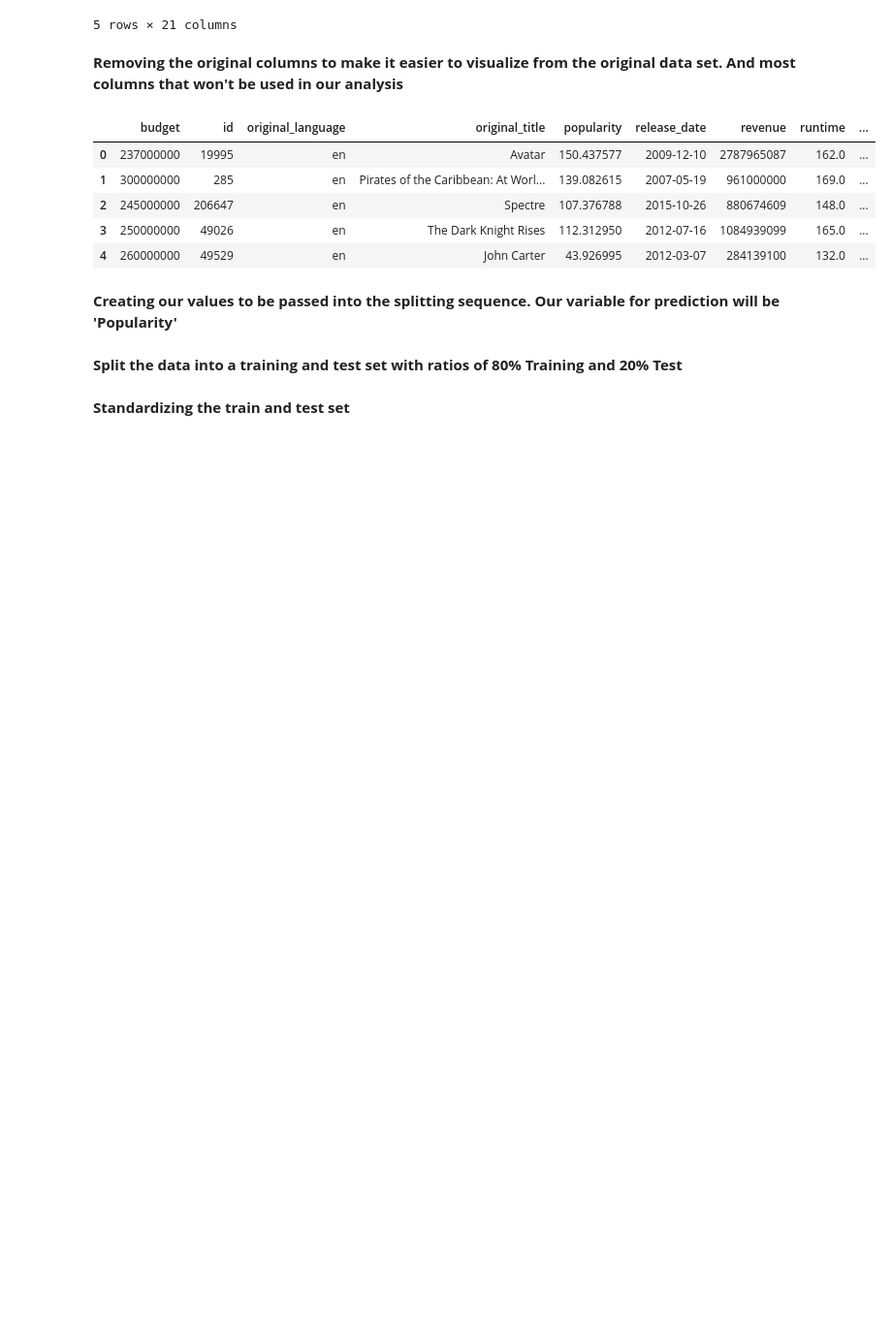
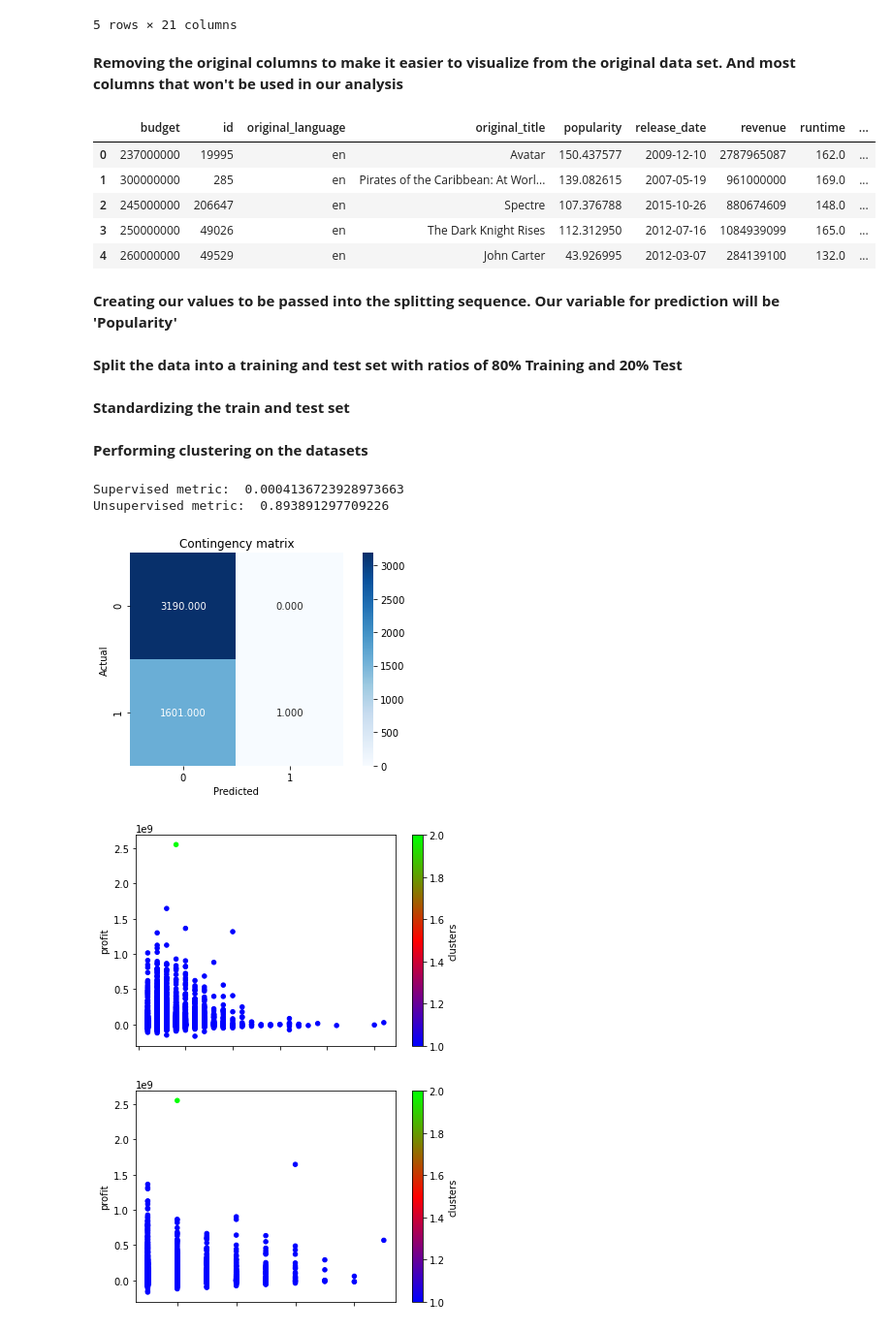
Before and after one commit to fjerrichiello/CS418GP, a Jupyter notebook: FinalProject/Analysis.ipynb, the cells around one changed output. Shown at 97% size. Drawn from its saved outputs; the diff is of its cells as text; code cells hidden in the pictures; blank space fills up the shorter version.

Commit message:
Added clustering

```diff
--- a/FinalProject/Analysis.ipynb
+++ b/FinalProject/Analysis.ipynb
@@ -107,7 +108,7 @@ movies.head(5)
 # %%
 X=movies[['budget','revenue','vote_average','vote_count','num_genres'
          ,'num_production_companies','num_production_countries'
-        ,'num_spoken_languages', 'profit']]
+        ,'num_spoken_languages', 'profit', 'runtime']]
 
 Y=movies[['popularity']]
 # %% [markdown]
@@ -122,3 +123,49 @@ scaler = StandardScaler()
 scaler.fit(x_train)
 x_train_scaled = scaler.transform(x_train)
 x_test_scaled = scaler.transform(x_test)
+# %% [markdown]
+**Performing clustering on the datasets**
+# %%
+#creating a popular boolean where 0 = not popular, 1 = popular
+# popular is assigned as 1 if the popularity is >= the mean popularity of all movies in the dataset
+avg_popularity = movies['popularity'].mean()
+movies['popular'] = [0 if x < avg_popularity else 1 for x in movies['popularity']]
+movies['popular'].astype(int)
+
+x_c1 = X[['profit', 'num_production_companies', 'num_spoken_languages']]
+
+scaler = StandardScaler()
+scaler.fit(x_c1)
+x_c1_scaled = scaler.transform(x_c1)
+
+
+'''
+Heirarchical clustering with single linkage
+'''
+
+clustering = linkage(x_c1_scaled, method="single", metric="euclidean")
+clusters = fcluster(clustering, 2, criterion='maxclust')
+
+# print contingency matrix
+cont_matrix = metrics.cluster.contingency_matrix(movies['popular'], clusters)
+sns.heatmap(cont_matrix, annot = True, fmt = ".3f", square = True, cmap = plt.cm.Blues)
+plt.ylabel('Actual')
+plt.xlabel('Predicted')
+plt.title('Contingency matrix')
+plt.tight_layout()
+
+# print out unsupervised and supervised evaluation metrics
+adjusted_rand_index = metrics.adjusted_rand_score(movies['popular'], clusters)
+silhouette_coefficient = metrics.silhouette_score(x_c1_scaled, clusters, metric = "euclidean")
+print("Supervised metric: ", adjusted_rand_index)
+print("Unsupervised metric: ", silhouette_coefficient)
+
+movies['clusters'] = clusters
+ax = movies.plot(kind = 'scatter', x = 'num_production_companies', y = 'profit',c = 'clusters', colormap = plt.cm.brg)
+ax = movies.plot(kind = 'scatter', x = 'num_spoken_languages', y = 'profit', c = 'clusters', colormap = plt.cm.brg)
+# %% [output]
+Supervised metric:  0.0004136723928973663
+Unsupervised metric:  0.893891297709226
+[figure, added]
+[figure, added]
+[figure, added]
```
Also changed, not shown: parts of 6 cells of this notebook.
